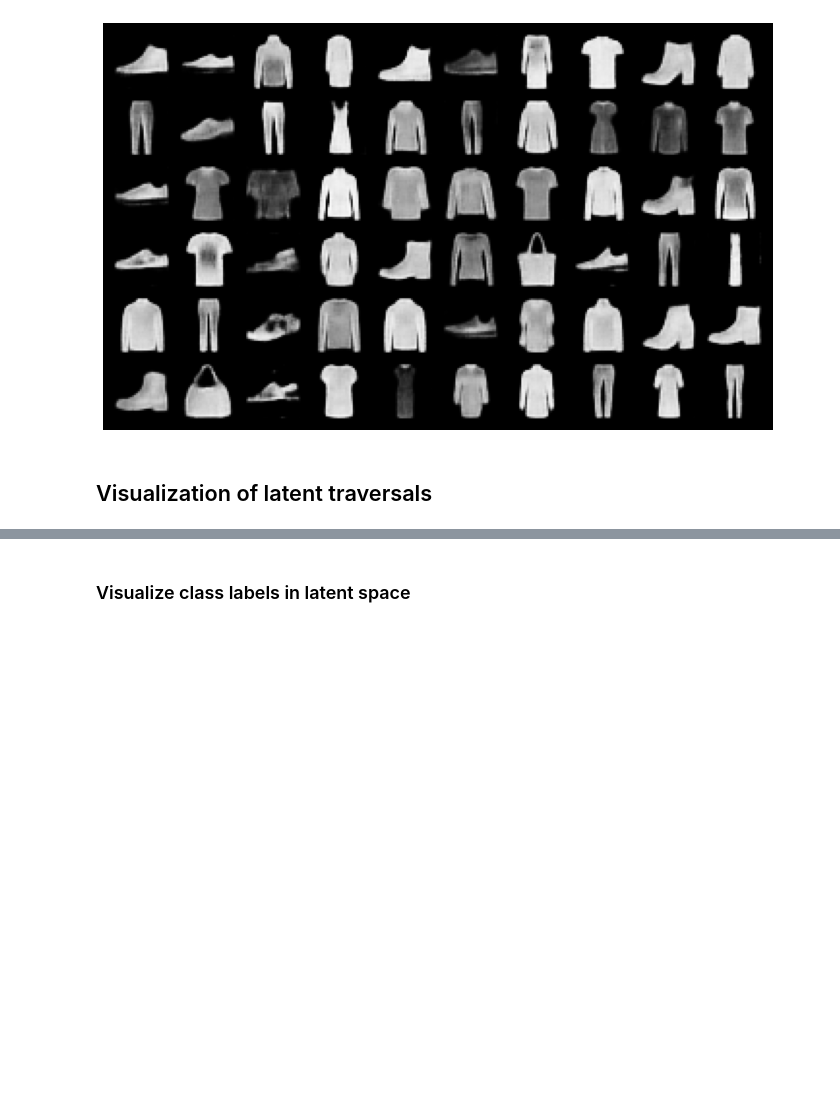
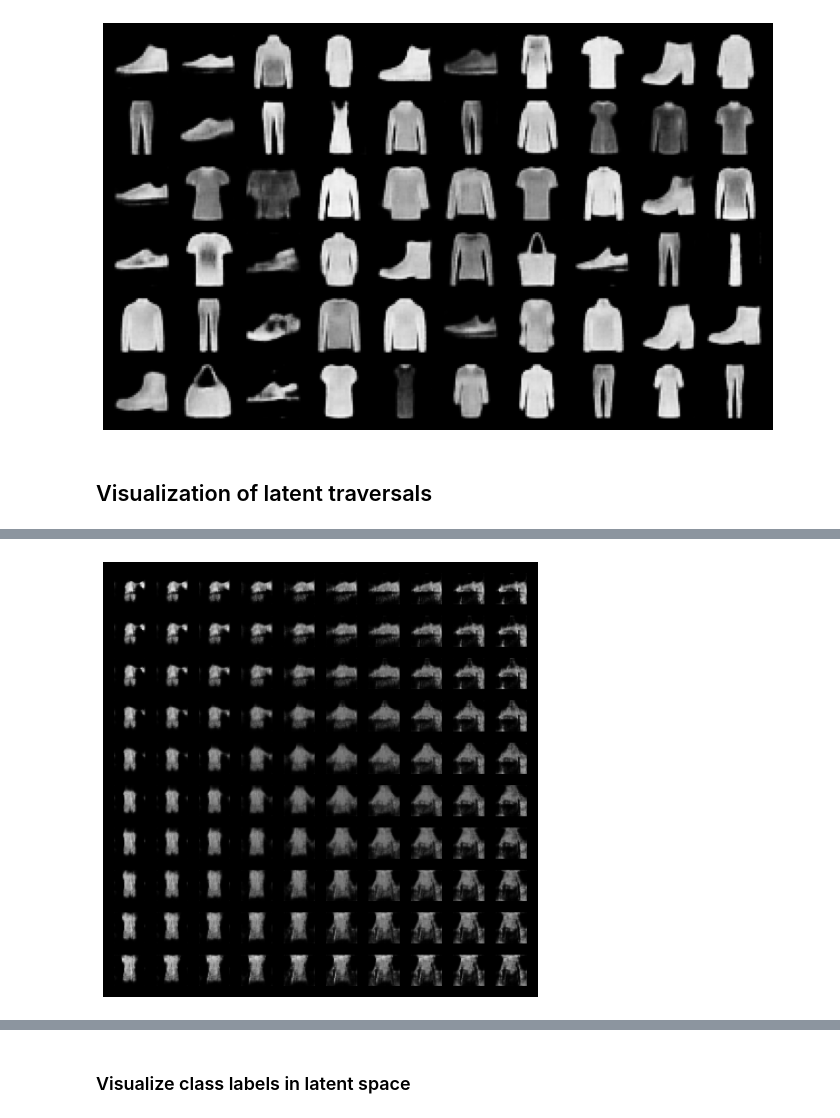
Before and after one commit to swang1112/DL_VL, a Jupyter notebook: Colab_Notebooks/Exercises5_2020.ipynb, the cells around one changed output, grey strips where cells are left out. Drawn from its saved outputs; the diff is of its cells as text; code cells hidden in the pictures; blank space fills up the shorter version.

```diff
--- a/Colab_Notebooks/Exercises5_2020.ipynb
+++ b/Colab_Notebooks/Exercises5_2020.ipynb
@@ -612,0 +641,4 @@ An example is shown here:
+# %%
+traversal(3,7)
+# %% [output]
+[figure, added]
```
Also changed, not shown: parts of 6 cells of this notebook.
